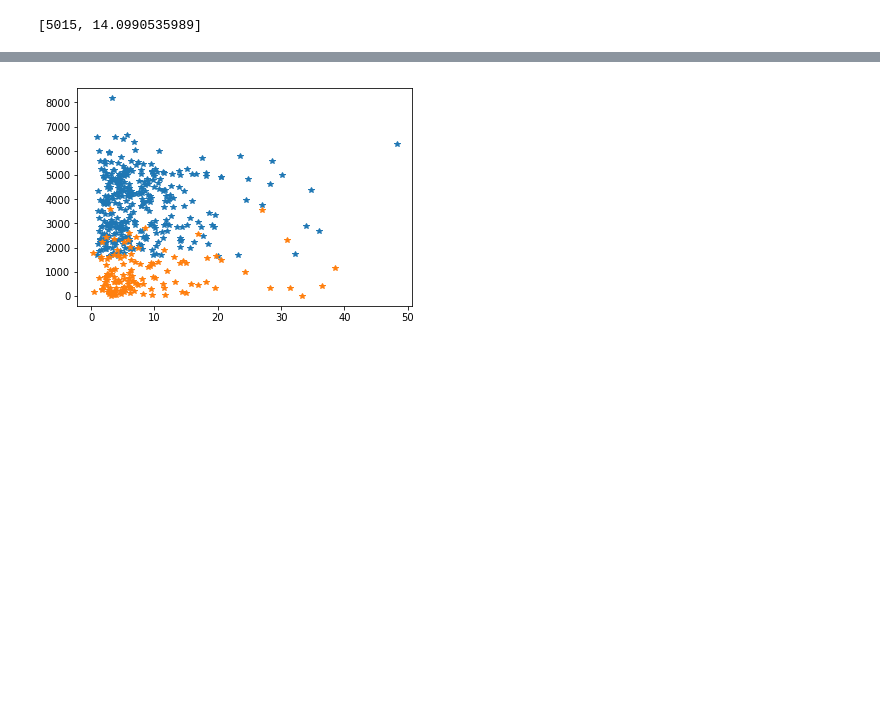
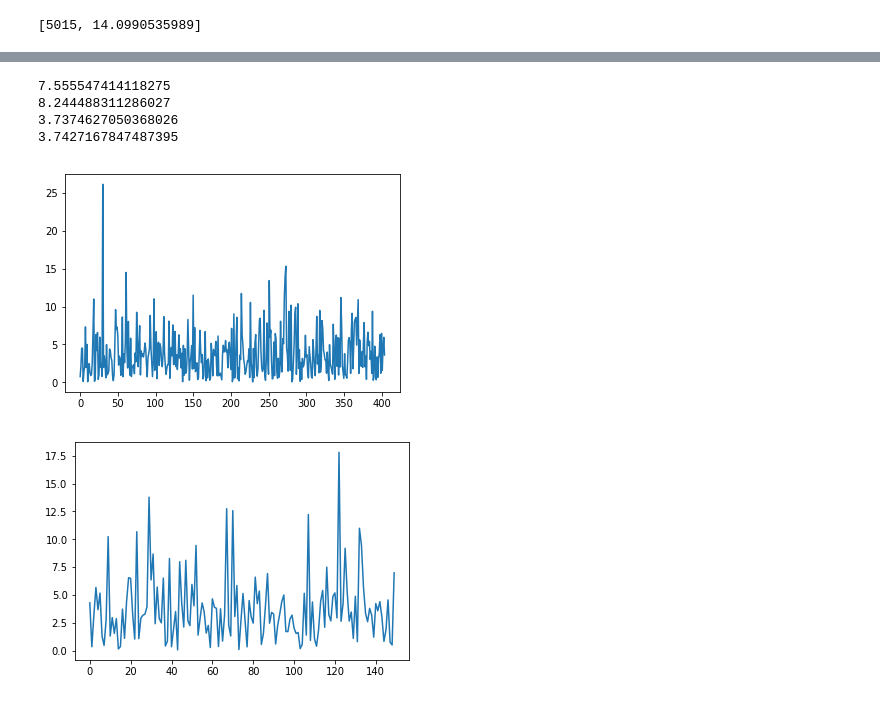
Before and after one commit to ldi00a/capstone18, a Jupyter notebook: Kidney analysis.ipynb, the cells around one changed output, grey strips where cells are left out. Saved outputs shown, nothing was run; the diff lists cells and outputs as text; code cells hidden in the pictures; blank space fills up the shorter version.

Commit message:
updated analysis to also grab ITGAM data
Added code to grab the ITGAM data
added some plots and histograms comparing ITGAM and C5AR1
I don't see any obvious correlations at this point.

```diff
--- a/Kidney analysis.ipynb
+++ b/Kidney analysis.ipynb
@@ -134,7 +122,7 @@ with open('../kidney clinical data/clinical.tsv') as tsvin:
         else:
         # the TARGET project stores data in the wrong columns so ignore those
             if not bool('TARGET' in str(row[1])):
-                clinical_data.append([row[0],row[4],row[12],row[13],row[15]])
+                clinical_data.append([row[0],row[4],row[12],row[13],row[15],row[24]])
 
 clinical_data[0:3]
 # %% [output]
@@ -278,0 +280,17 @@ for n in range(len(plot_data_dead)):
+# %%
+xalive=[]
+yalive=[]
+
+for n in range(len(plot_data_alive_ITGAM)):
+    xalive.append(plot_data_alive_ITGAM[n][0])
+    yalive.append(plot_data_alive_ITGAM[n][1])
+
+xdead=[]
+ydead=[]
+
+for n in range(len(plot_data_dead_ITGAM)):
+    xdead.append(plot_data_dead_ITGAM[n][0])
+    ydead.append(plot_data_dead_ITGAM[n][1])
+
+plt.plot(yalive,xalive,ydead,xdead,marker='*',linestyle='none')
+plt.show()
@@ -278,0 +304,18 @@ for n in range(len(plot_data_dead)):
+# %%
+#check for correlations with C5AR1 and ITGAM
+xalive=[]
+yalive=[]
+
+for n in range(len(plot_data_alive_ITGAM)):
+    xalive.append(plot_data_alive_C5AR1[n][1])
+    yalive.append(plot_data_alive_ITGAM[n][1])
+
+xdead=[]
+ydead=[]
+
+for n in range(len(plot_data_dead_ITGAM)):
+    xdead.append(plot_data_dead_C5AR1[n][1])
+    ydead.append(plot_data_dead_ITGAM[n][1])
+
+plt.plot(yalive,xalive,ydead,xdead,marker='*',linestyle='none')
+plt.show()
@@ -279,5 +324,18 @@ for n in range(len(plot_data_dead)):
+# %%
+print(sum(xalive)/len(xalive))
+print(sum(xdead)/len(xdead))
+print(sum(yalive)/len(yalive))
+print(sum(ydead)/len(ydead))
+# %% [output]
+7.555547414118275
+8.244488311286027
+3.7374627050368026
+3.7427167847487395
 # %%
-plt.plot(yalive,xalive,ydead,xdead,marker='*',linestyle='none')
+plt.plot(yalive)
 plt.show()
+plt.plot(ydead)
+plt.show()
 # %% [output]
-[figure, old version]
+[figure, new version]
+[figure, added]
```
Also changed, not shown: parts of 14 cells of this notebook.
